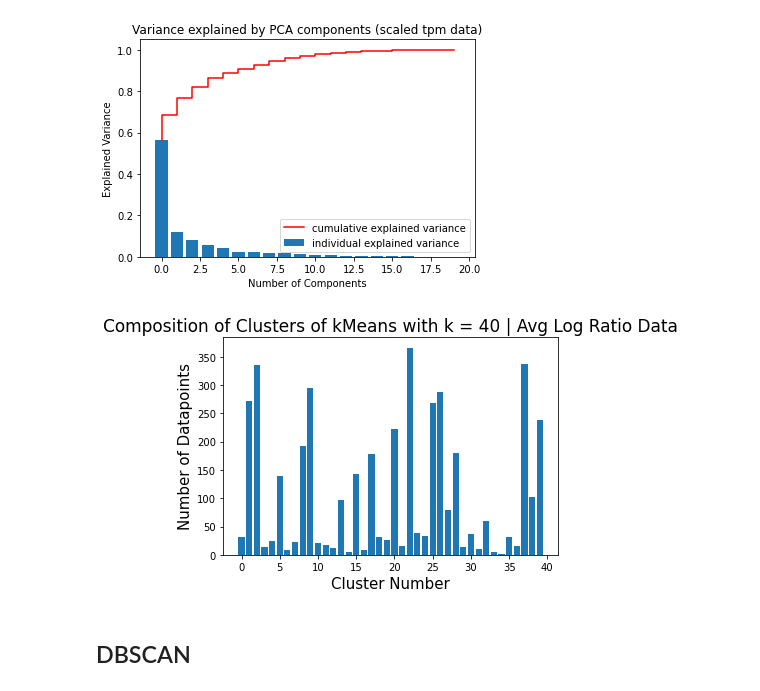
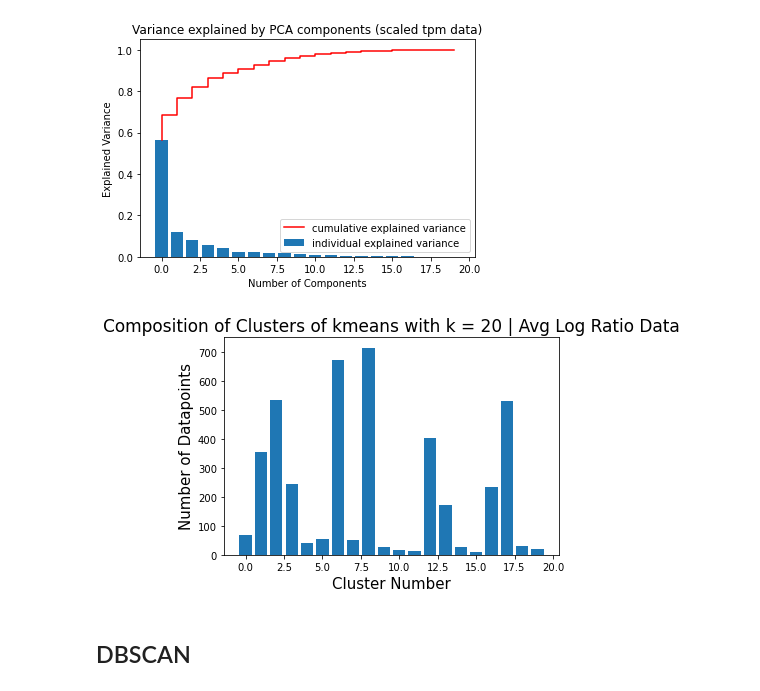
Before and after one commit to vsk-1167/research-5G-transcriptomic-exploration, a Jupyter notebook: cleaned_revised_clustering_methods.ipynb, the cells around one changed output. Saved outputs shown, nothing was run; the diff lists cells and outputs as text; code cells hidden in the pictures.

Commit message:
Added further refinement of the ideal clusters, added their respective labels to a csv

```diff
--- a/cleaned_revised_clustering_methods.ipynb
+++ b/cleaned_revised_clustering_methods.ipynb
@@ -617,11 +620,11 @@ def clusterCompositionPlot(clusterNums, dataPointNum, title_add):
 # %% [markdown]
 #### Partitional Methods
 # %%
-def plot_partitional_method(n_clusters, data, xlim, ylim, figsize = (12, 12), check_altair = False, method = "kMeans"):
+def plot_partitional_method(n_clusters, data, xlim, ylim, figsize = (12, 12), check_altair = False, method = "kmeans"):
     # Plotting our clusters!
     n_clusters= n_clusters
 
-    if method == "kMeans":
+    if method == "kmeans":
         kmeans = KMeans(n_clusters= n_clusters, **kwargs_for_kmeans)
         labels = kmeans.fit_predict(data)
     else:
@@ -1205,11 +1183,11 @@ elbow_locations_kmeans
 # %%
-n_clusters = 40
+n_clusters = 20
 data = df_avg_log_ratio
 xlim = [-10, 15]
 ylim = [-7, 7]
 figsize = (12, 12)
 check_altair = False
-method = "kMeans"
+method = "kmeans"
 
 kMeans_labels = plot_partitional_method(n_clusters, data, xlim, ylim, figsize, check_altair, method)
 # %% [output]
@@ -1225,11 +1203,11 @@ plot_pca_var(pca_explained, tag = "scaled tpm data")
 # %%
 # COMPANION PLOT: Histogram of cluster composition
 
 cluster_details = np.unique(kMeans_labels, return_counts=True)
-title_add = "kMeans with k = 40 | Avg Log Ratio Data"
+title_add = "kmeans with k = 20 | Avg Log Ratio Data"
 clusterCompositionPlot(cluster_details[0], cluster_details[1], title_add)
 # %% [output]
-[figure, old version]
+[figure, new version]
 # %% [markdown]
 ## DBSCAN
 # %%
```
Also changed, not shown: parts of 35 cells of this notebook, 7 other files.
